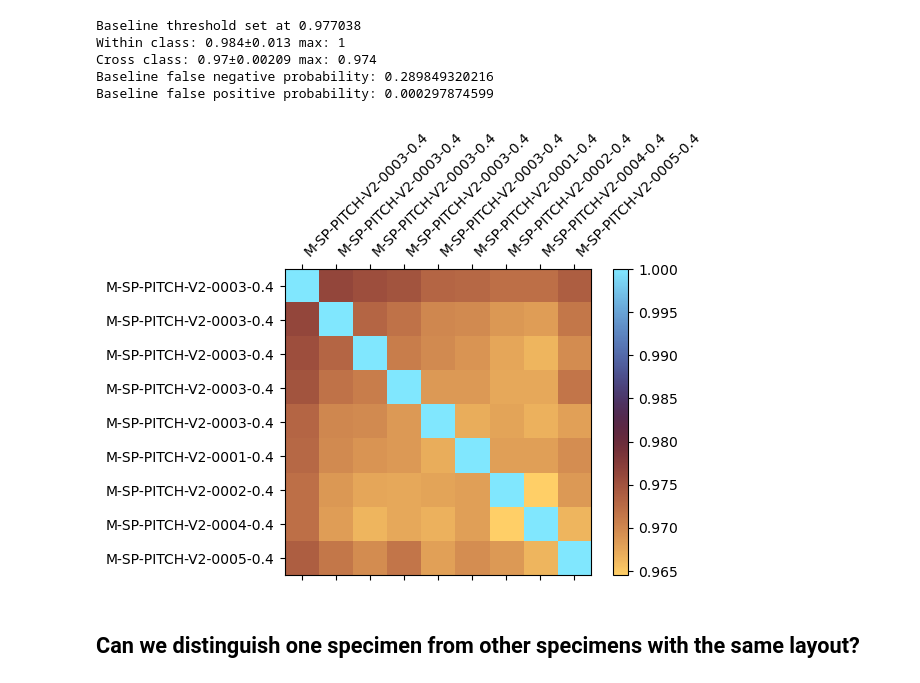
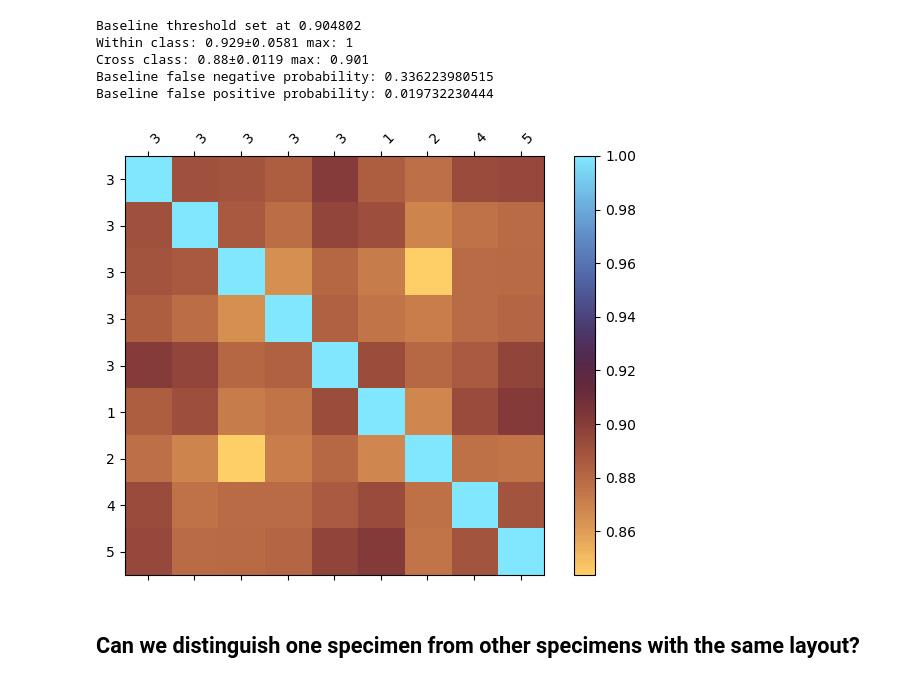
Before and after one commit to jaseg/sampling-mesh-monitor, a Jupyter notebook: jupyter_notebooks/classifier_tests.ipynb, the cells around one changed output. Drawn from its saved outputs; the diff is of its cells as text; code cells hidden in the pictures.

Commit message:
Work on baseline classifier

```diff
--- a/jupyter_notebooks/classifier_tests.ipynb
+++ b/jupyter_notebooks/classifier_tests.ipynb
@@ -39,19 +39,22 @@ def load_multichannel_data(path=None):
             meta, specimen = info['meta'], info['specimen']
             mesh_id = specimen
             _rest, _, serial = specimen.rpartition('-')
-            serial = int(serial)
+            try:
+                serial = int(serial)
+            except:
+                serial = 'none'
 
             mods = []
             for modification, matching_serials in modification_data.items():
                 if serial in matching_serials:
                     mods.append(modification)
-            info['modifications'] = mods
+            info['mods'] = mods
 
             if (g := re.search(r'p([.0-9]+)', meta)):
                 pitch = str(float(*g.groups()))
             else:
                 warnings.warn(f'Unknown pitch for {meta!r}')
-                pitch = 'p?'
+                pitch = '?'
 
             mesh_layout = re.sub(r'-\d{4}', '', specimen)
 
@@ -63,6 +66,8 @@ def load_multichannel_data(path=None):
                 mesh_id = f'M-{specimen}-{pitch}'
             info['mesh_id'] = mesh_id
             info['mesh_layout'] = mesh_layout
+            info['pitch'] = pitch
+            info['serial'] = serial if serial != 'none' else 0
             data_dict[mesh_id].append(data)
     return data_dict
 
@@ -162,13 +274,14 @@ Baseline false positive probability: 0.102950860625
 # %%
 def plot_vector_covar(group_a, group_b, do_cal=False):
-    group_a, group_b = list(group_a), list(group_b)
+    group_a = sorted(group_a, key=lambda entry: entry['info']['serial'])
+    group_b = sorted(group_b, key=lambda entry: entry['info']['serial'])
     all_traces = group_a + group_b
 
     d = np.zeros((len(all_traces), 12, roi_n))
     labels = []
     for i, entry in enumerate(all_traces):
         start, end = roi_map[entry['info']['chip']]
-        labels.append(entry['info']['mesh_id'])
+        labels.append(entry['info']['serial'])
         for j, (term, direction, channel) in enumerate(itertools.product(['open', 'short', 'load'], ['fwd', 'flip'], ['adc1', 'adc2'])):
             trace_data = np.array(entry['data'][f'{term}_{direction}'][channel])
             if do_cal:
@@ -187,7 +300,7 @@ def plot_vector_covar(group_a, group_b, do_cal=False):
     corr = np.zeros((12, len(all_traces), len(all_traces)))
     for i in range(12):
         corr[i] = np.corrcoef(deltas[:,i,:])
-    corr = np.sqrt(np.mean(np.square(corr), axis=0))
+    corr = np.sqrt(np.min(np.square(corr), axis=0))
 
     within_class = corr[:4, :4][np.triu_indices(4)]
     cross_class = corr[4:, :4].flatten()
@@ -196,39 +309,39 @@ def plot_vector_covar(group_a, group_b, do_cal=False):
     threshold = (np.mean(within_class) + np.mean(cross_class)) / 2
     #threshold = np.mean(within_class) -2*np.std(within_class)
     #threshold = (np.mean(within_class) + np.max(cross_class)) / 2
     print(f'Baseline threshold set at {threshold:.6f}')
 
     for name, data in [('Within', within_class), ('Cross', cross_class)]:
         print(f'{name} class: {np.mean(data):.3g}±{np.std(data):.3g} max: {np.max(data):.3g}')
     print(f'Baseline false negative probability: {cdf(threshold, np.mean(within_class), np.std(within_class)):.12f}')
     print(f'Baseline false positive probability: {1 - cdf(threshold, np.mean(cross_class), np.std(cross_class)):.12f}')
 
     #corr -= np.min(corr)
     #corr /= np.max(corr)
 
     #for i in range(len(corr[0])):
     #    corr[i, i] = math.nan
 
     fig, ax = plt.subplots()
     cax = ax.matshow(corr, interpolation='nearest', cmap='managua')
     fig.colorbar(cax)
     ax.set_xticks(list(range(len(labels))))
     ax.set_xticklabels(labels, rotation=45, ha='left')
     ax.set_yticks(list(range(len(labels))))
     ax.set_yticklabels(labels)
     fig.tight_layout()
     #fig.savefig('../paper/manip_pearson_corr.pdf')
 
 group_a = [val for key, values in data.items() for val in values if val['info']['chip'] == 'pi3hdx12211' and key == 'M-SP-PITCH-V2-0003-0.4'][-5:]
 group_b = list({key: val for key, values in data.items() for val in values if val['info']['chip'] == 'pi3hdx12211' and re.match(r'M-SP-PITCH-V2-000[1245]-0\.4', key)}.values())
 plot_vector_covar(group_a, group_b)
 # %% [output]
-Baseline threshold set at 0.977038
-Within class: 0.984±0.013 max: 1
-Cross class: 0.97±0.00209 max: 0.974
-Baseline false negative probability: 0.289849320216
-Baseline false positive probability: 0.000297874599
+Baseline threshold set at 0.904802
+Within class: 0.929±0.0581 max: 1
+Cross class: 0.88±0.0119 max: 0.901
+Baseline false negative probability: 0.336223980515
+Baseline false positive probability: 0.019732230444
-[figure, old version]
+[figure, new version]
 # %% [markdown]
 ## Can we distinguish one specimen from other specimens with the same layout?
 # %%
```
Also changed, not shown: parts of 23 cells of this notebook.
